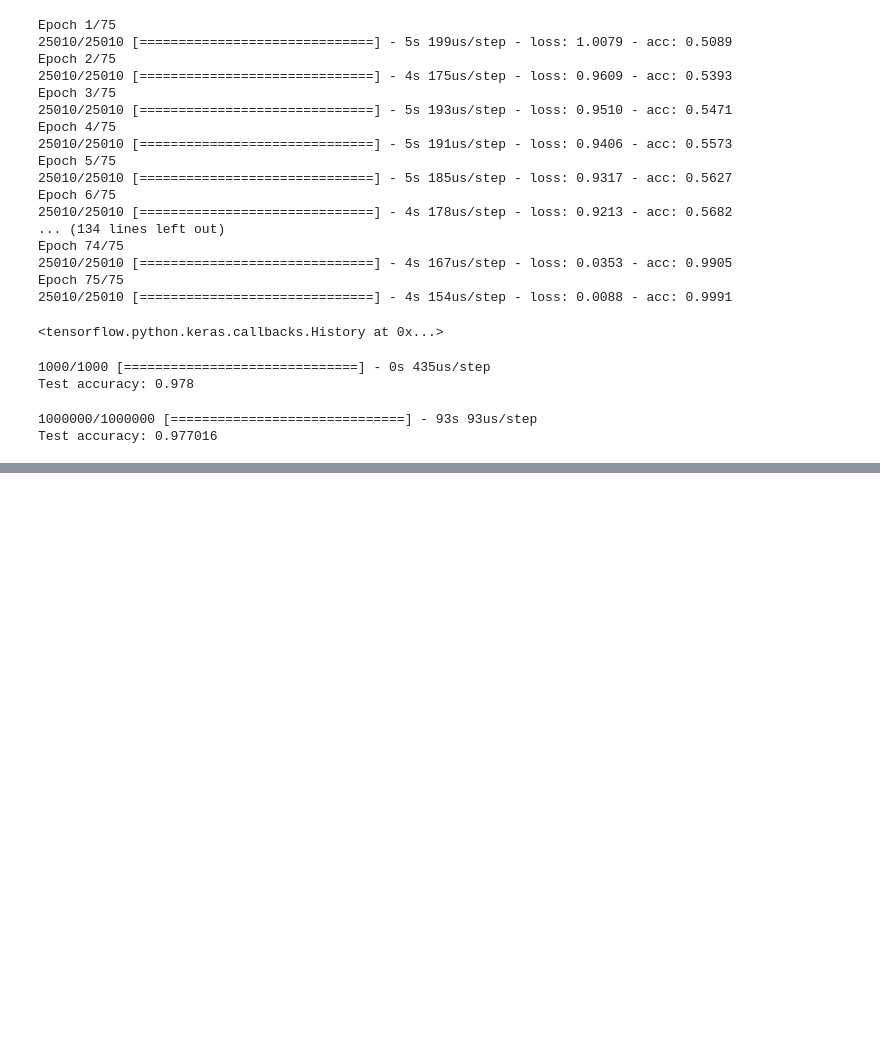
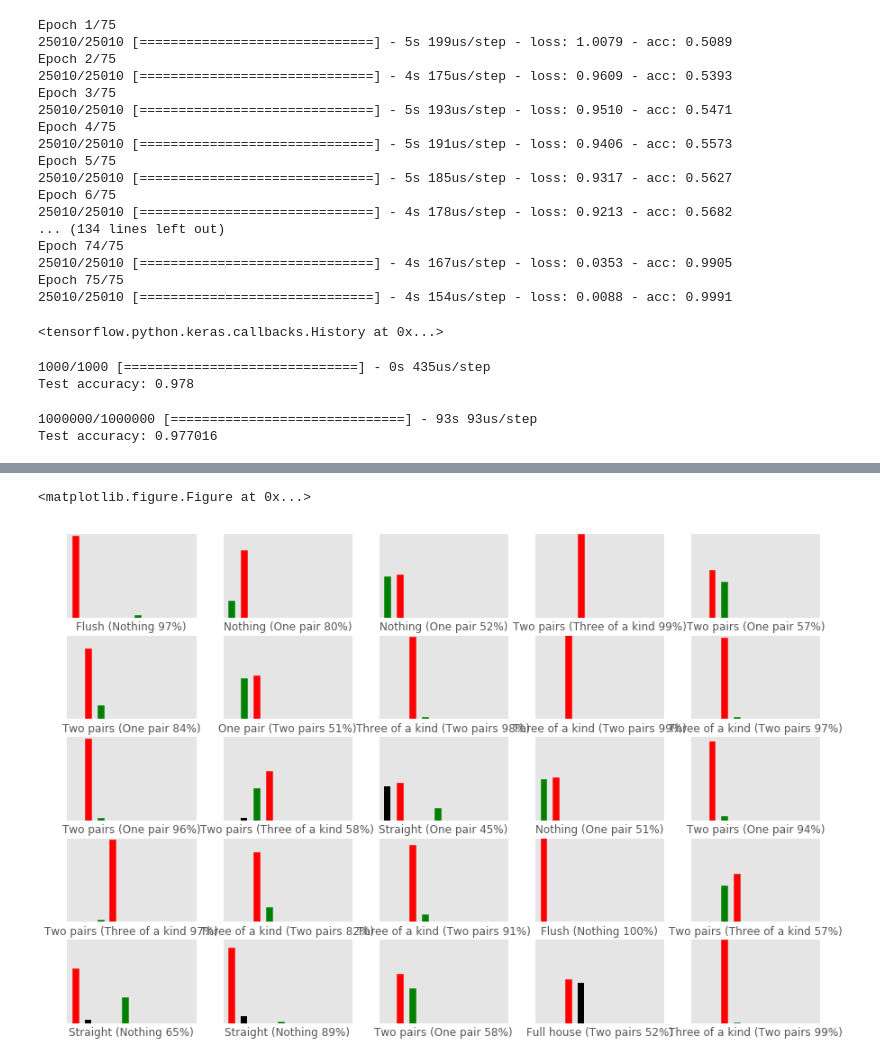
Before and after one commit to JanVargovsky/ARD, a Jupyter notebook: Classification/poker-hand.ipynb, the cells around one changed output, grey strips where cells are left out. Cells and saved outputs as stored; diff of their text form; code cells hidden in the pictures; blank space fills up the shorter version.

```diff
--- a/Classification/poker-hand.ipynb
+++ b/Classification/poker-hand.ipynb
@@ -118 +128,15 @@ Test accuracy: 0.977016
+# %%
+def plot_predictions_matrix(indexes, predictions, labels, nrows, ncols):
+    plt.figure(figsize=(3 * ncols, 2 * nrows))
+    plt.rcParams['figure.figsize'] = [3*nrows, 2*ncols]
+    plt.subplots(nrows, ncols)
+    for i in range(nrows * ncols):
+        plt.subplot(nrows, ncols, i + 1)
+        plot_predictions(indexes[i], predictions, labels)
+        plt.xticks([])
+        plt.yticks([])
+        correct = labels[indexes[i]]
+        predicted = np.argmax(predictions[indexes[i]])
+        p = predictions[indexes[i]][predicted] * 100
+        plt.xlabel('{} ({} {:2.0f}%)'.format(class_names[correct], class_names[predicted], p))
 # %%
@@ -132,0 +148,13 @@ plot_predictions(1, predictions, test_y)
+# %%
+nrows = 5
+ncols = 5
+wrong_predictions = []
+for i in range(10000):
+    if test_y[i] != np.argmax(predictions[i]):
+        wrong_predictions.append(i)
+        if len(wrong_predictions) > nrows * ncols:
+            break
+plot_predictions_matrix(wrong_predictions, predictions, test_y, nrows, ncols)
+# %% [output]
+<matplotlib.figure.Figure at 0x...>
+[figure, added]
```
Also changed, not shown: parts of 4 cells of this notebook.
